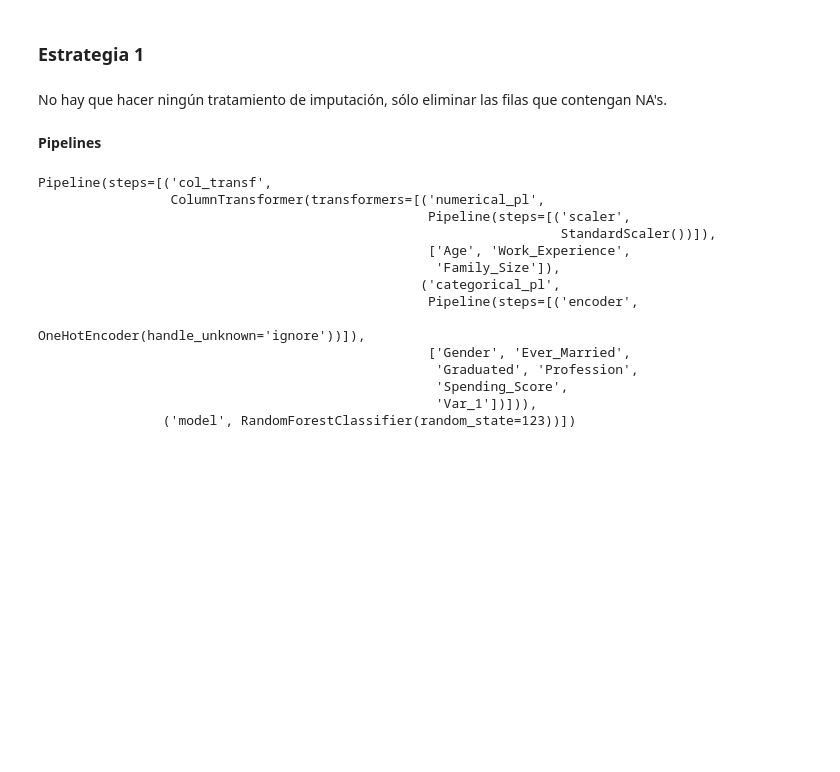
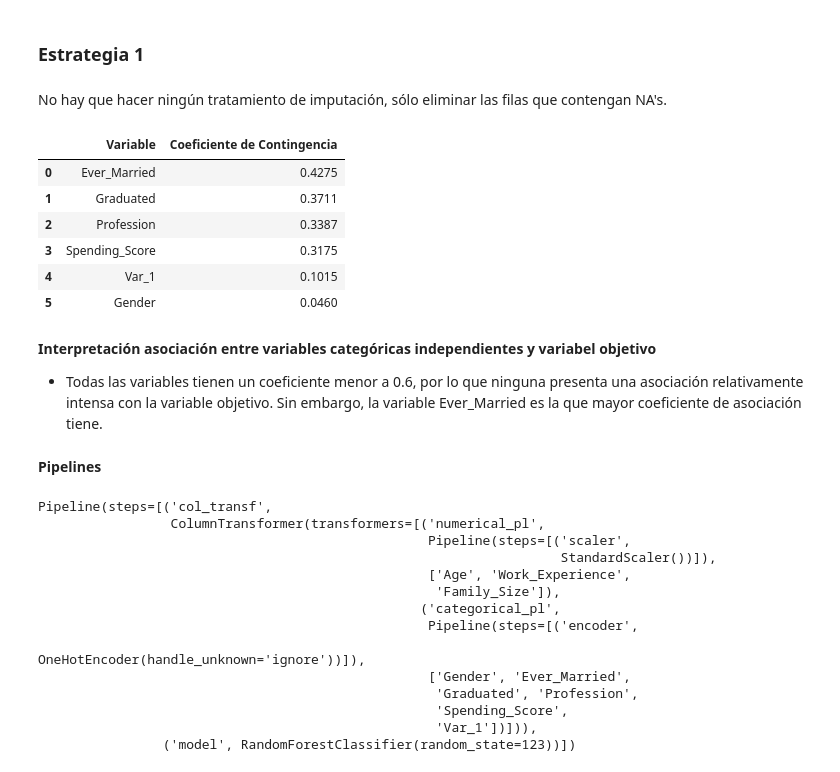
Before and after one commit to maryyuliana/fundamentos_I, a Jupyter notebook: Proyecto.ipynb, the cells around one changed output. Drawn from its saved outputs; the diff is of its cells as text; code cells hidden in the pictures; blank space fills up the shorter version.

Commit message:
Asociación categóricas

```diff
--- a/Proyecto.ipynb
+++ b/Proyecto.ipynb
@@ -321,3 +323,29 @@ train1 = train.dropna( axis = 0).copy()
+# %%
+def calcular_coeficiente_contingencia(df: pd.DataFrame, cols: list, target_col: str) -> pd.DataFrame:
+    resultados = []
+    for col in cols:
+        tabla_contingencia = pd.crosstab(df[col], df[target_col])
+        chi2, p, dof, expected = chi2_contingency(tabla_contingencia)
+        n = tabla_contingencia.values.sum()
+        coef_contingencia = np.sqrt(chi2 / (n * min(len(tabla_contingencia.index) - 1, len(tabla_contingencia.columns) - 1)))
+        resultados.append([col, coef_contingencia])
+    df_resultado = pd.DataFrame(resultados, columns=['Variable', 'Coeficiente de Contingencia'])
+    df_resultado.sort_values(by='Coeficiente de Contingencia', ascending=False, inplace=True)
+    df_resultado.reset_index(drop=True, inplace=True)
+    return df_resultado.round(4)
+# %%
+calcular_coeficiente_contingencia(train1,categ_idx, 'Segmentation')
+# %% [output]
+|  | Variable | Coeficiente de Contingencia |
+| 0 | Ever_Married | 0.4275 |
+| 1 | Graduated | 0.3711 |
+| 2 | Profession | 0.3387 |
+| 3 | Spending_Score | 0.3175 |
+| 4 | Var_1 | 0.1015 |
+| 5 | Gender | 0.0460 |
+# %% [markdown]
+**Interpretación asociación entre variables categóricas independientes y variabel objetivo**
+ - Todas las variables tienen un coeficiente menor a 0.6, por lo que ninguna presenta una asociación relativamente intensa con la variable objetivo. Sin embargo, la variable Ever_Married es la que mayor coeficiente de asociación tiene.
 # %% [markdown]
 **Pipelines**
 # %%
```
Also changed, not shown: parts of 2 cells of this notebook.
